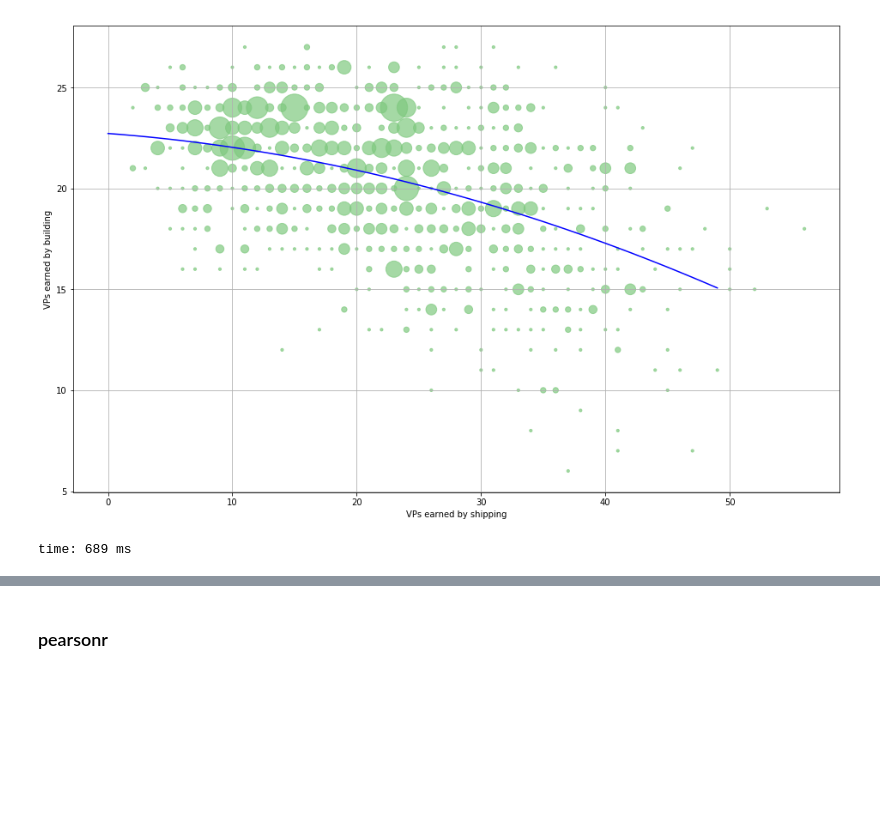
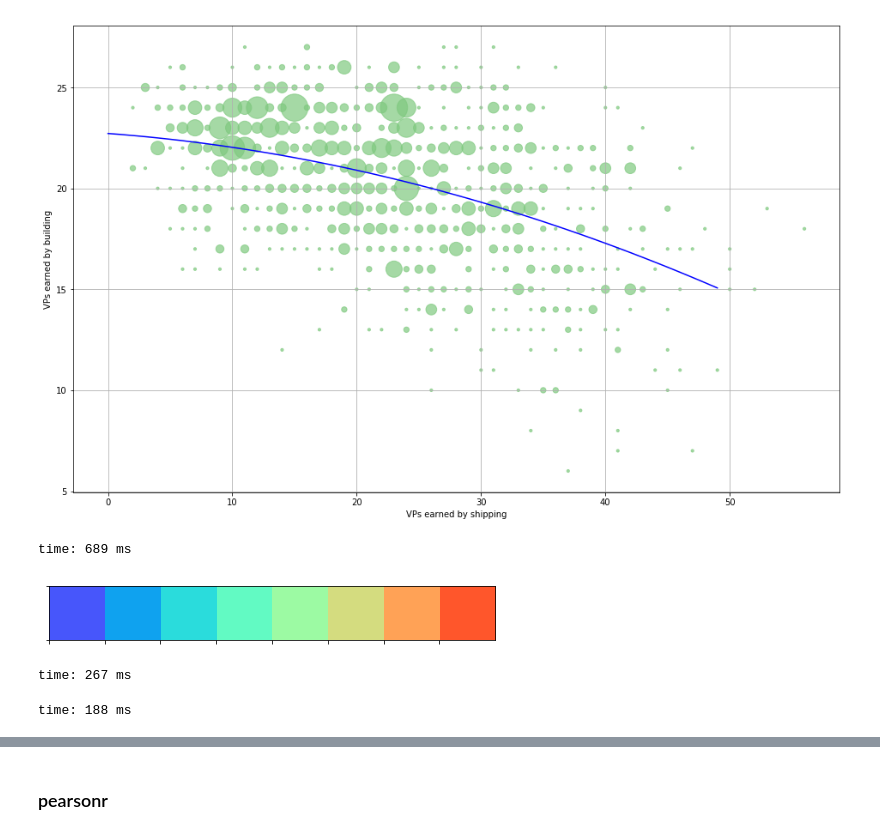
Before and after one commit to xiwix/binder, a Jupyter notebook: bga.puertorico.analyze.ipynb, the cells around one changed output, grey strips where cells are left out. Drawn from its saved outputs; the diff is of its cells as text; code cells hidden in the pictures; blank space fills up the shorter version.

```diff
--- a/bga.puertorico.analyze.ipynb
+++ b/bga.puertorico.analyze.ipynb
@@ -297,3 +297,19 @@ plt.show()
 Trend (blue): x = +22.7 -0.0462•y -0.00224•y²
 [figure]
 time: 689 ms
+# %%
+import seaborn as sns
+sns.palplot(sns.color_palette("rainbow", 8))
+# %% [output]
+[figure, added]
+time: 267 ms
+# %%
+dd = [(
+    int(p['stats']['10']),
+    int(p['stats']['11']),
+    g[i]-11
+) for i,game in enumerate(stats_cache) for p in game['result'] if int(p['rank']) == 1]
+
+t = list(zip(*dd))
+# %% [output]
+time: 188 ms
```
Also changed, not shown: parts of 1 cell of this notebook.
